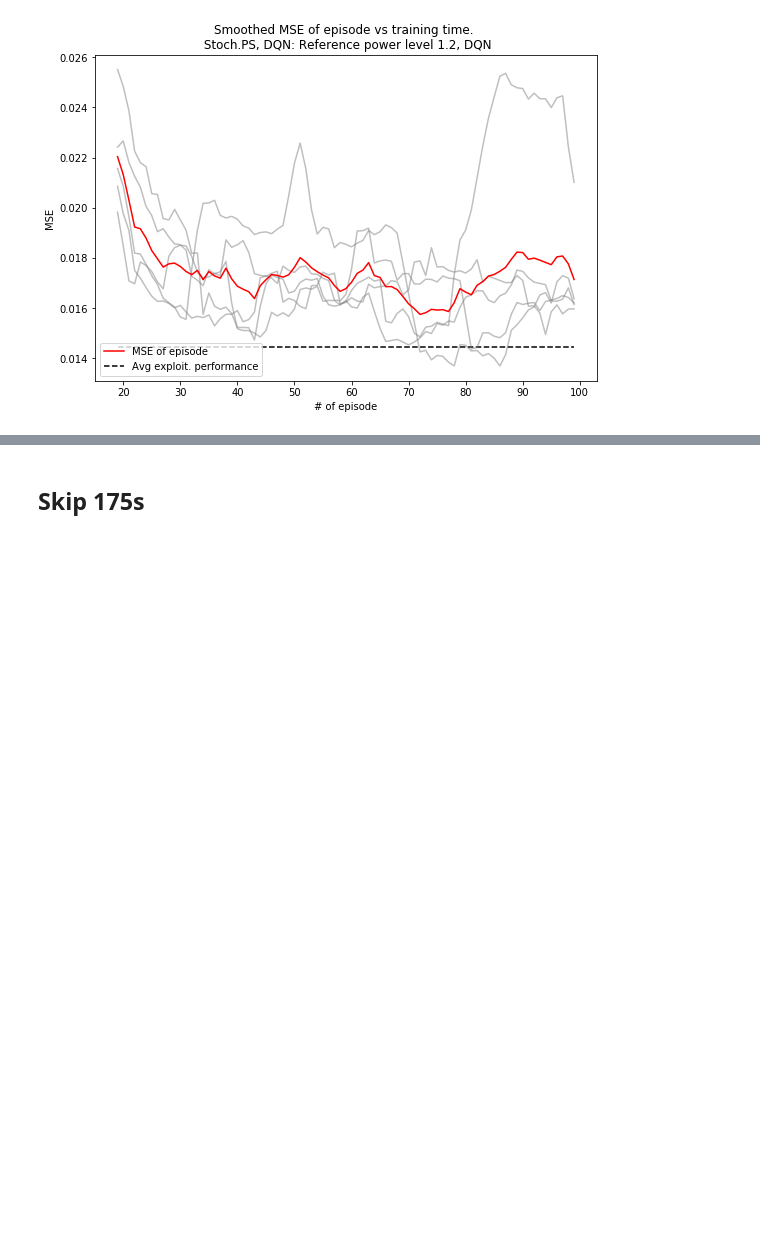
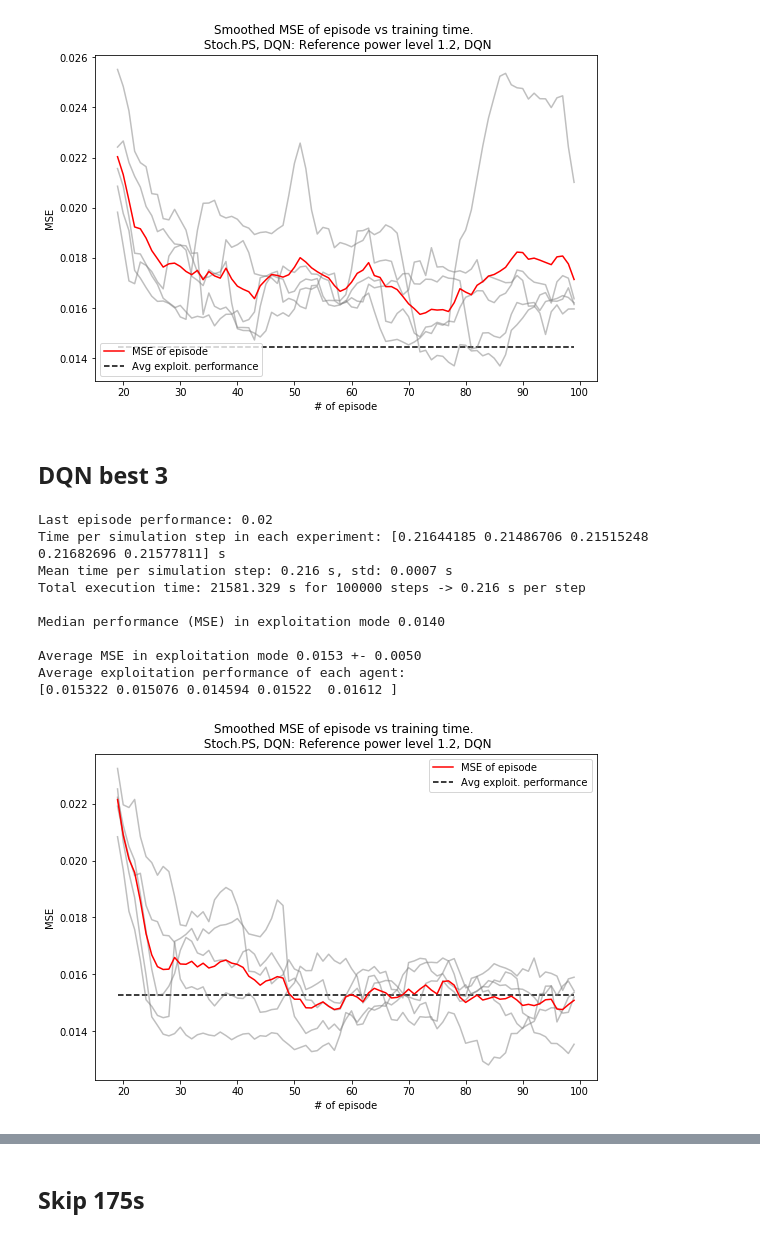
Before and after one commit to OlehLuk/rl-power-control, a Jupyter notebook: experiments/results/ps_dqn.ipynb, the cells around one changed output, grey strips where cells are left out. Saved outputs shown, nothing was run; the diff lists cells and outputs as text; code cells hidden in the pictures; blank space fills up the shorter version.

```diff
--- a/experiments/results/ps_dqn.ipynb
+++ b/experiments/results/ps_dqn.ipynb
@@ -341,3 +341,25 @@ Average MSE in exploitation mode 0.0144 +- 0.0021
 Average exploitation performance of each agent:
 [0.014576 0.013684 0.014532 0.014896 0.014512]
 [figure]
+# %% [markdown]
+## DQN best 3
+# %%
+experiments_folder = case_folder + "dqn_best_3_31-12-2019_15-33/"
+experiment_name = "Stoch.PS, DQN:"
+case = "window_size=1"
+case_name = "Reference power level 1.2, DQN"
+df_avgsm_mses_1, perf_1, sig_1 = report_experiment(experiments_folder + case,
+                             exp_name="\n {} {}".format(experiment_name, case_name), plot_perf_sigma=0,
+                                                         stochastic=False)
+# %% [output]
+Last episode performance: 0.02
+Time per simulation step in each experiment: [0.21644185 0.21486706 0.21515248 0.21682696 0.21577811] s
+Mean time per simulation step: 0.216 s, std: 0.0007 s
+Total execution time: 21581.329 s for 100000 steps -> 0.216 s per step
+
+Median performance (MSE) in exploitation mode 0.0140
+
+Average MSE in exploitation mode 0.0153 +- 0.0050
+Average exploitation performance of each agent:
+[0.015322 0.015076 0.014594 0.01522  0.01612 ]
+[figure, added]
```
Also changed, not shown: parts of 11 cells of this notebook.
